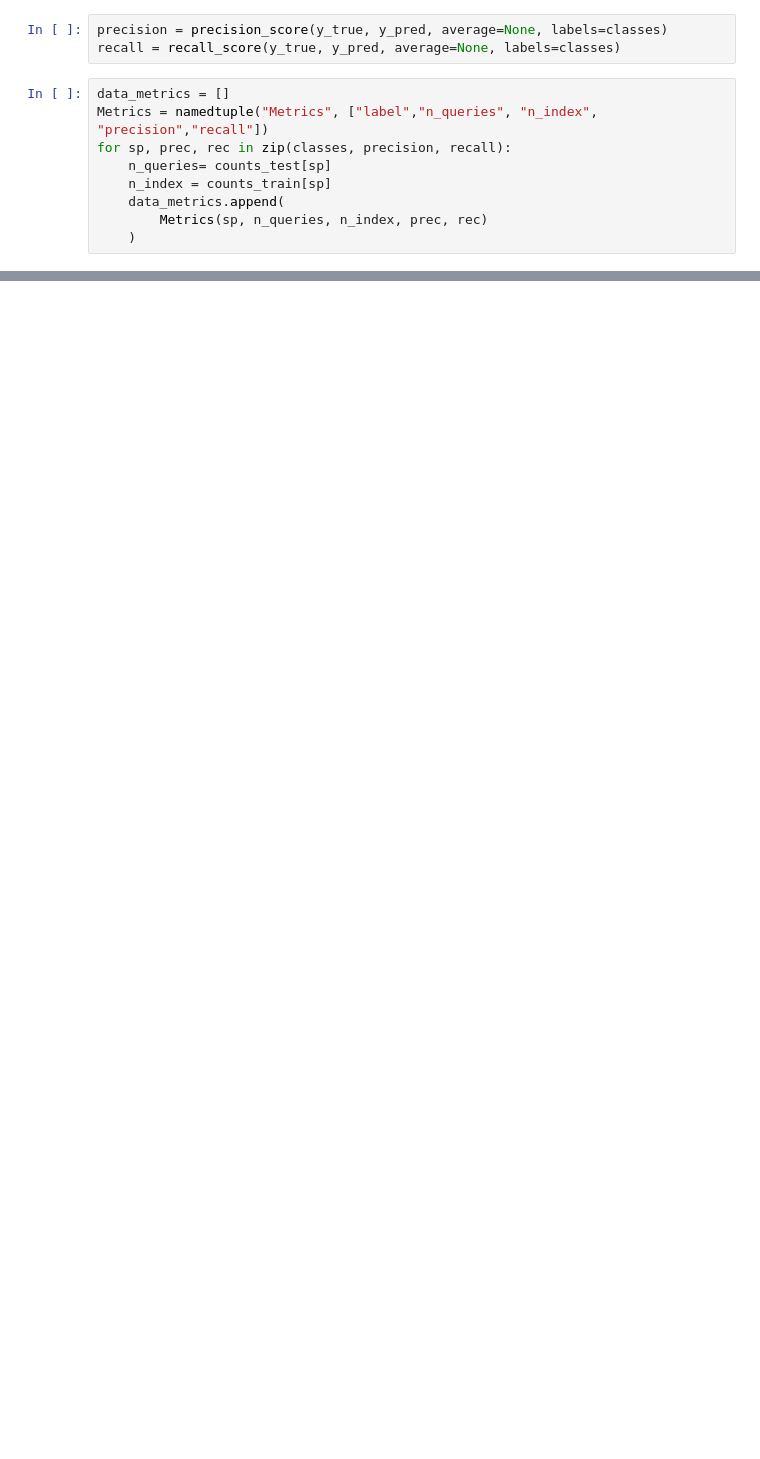
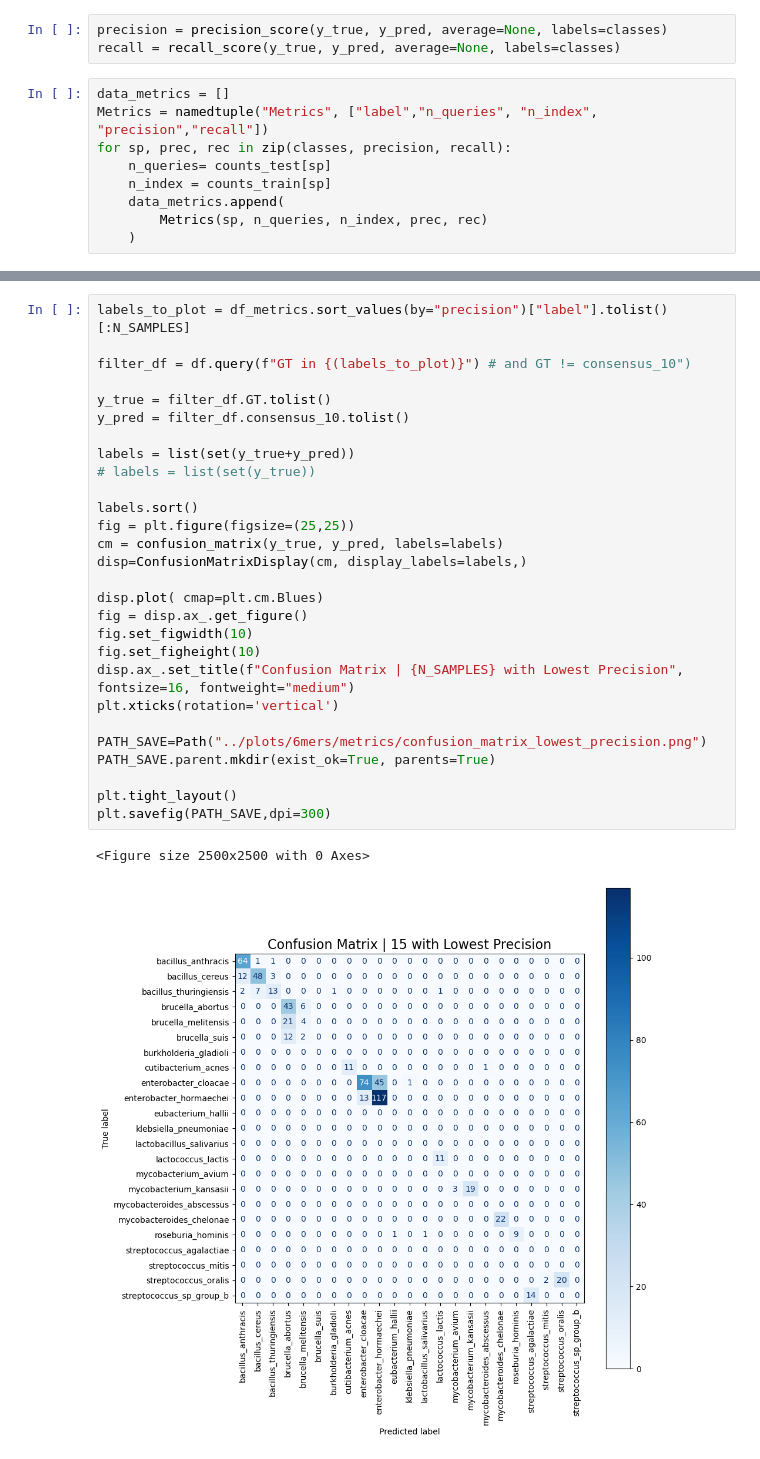
Before and after one commit to pg-space/panspace, a Jupyter notebook: notebooks/test_index.ipynb, the cells around one changed output, grey strips where cells are left out. Drawn from its saved outputs; the diff is of its cells as text; blank space fills up the shorter version.

```diff
--- a/notebooks/test_index.ipynb
+++ b/notebooks/test_index.ipynb
@@ -115,0 +158,31 @@ df[df.GT == "vibrio_shilonii"]
+# %%
+labels_to_plot = df_metrics.sort_values(by="precision")["label"].tolist()[:N_SAMPLES]
+
+filter_df = df.query(f"GT in {(labels_to_plot)}") # and GT != consensus_10")
+
+y_true = filter_df.GT.tolist()
+y_pred = filter_df.consensus_10.tolist()
+
+labels = list(set(y_true+y_pred))
+# labels = list(set(y_true))
+
+labels.sort()
+fig = plt.figure(figsize=(25,25))
+cm = confusion_matrix(y_true, y_pred, labels=labels)
+disp=ConfusionMatrixDisplay(cm, display_labels=labels,)
+
+disp.plot( cmap=plt.cm.Blues)
+fig = disp.ax_.get_figure()
+fig.set_figwidth(10)
+fig.set_figheight(10)
+disp.ax_.set_title(f"Confusion Matrix | {N_SAMPLES} with Lowest Precision", fontsize=16, fontweight="medium")
+plt.xticks(rotation='vertical')
+
+PATH_SAVE=Path("../plots/6mers/metrics/confusion_matrix_lowest_precision.png")
+PATH_SAVE.parent.mkdir(exist_ok=True, parents=True)
+
+plt.tight_layout()
+plt.savefig(PATH_SAVE,dpi=300)
+# %% [output]
+<Figure size 2500x2500 with 0 Axes>
+[figure, added]
```
Also changed, not shown: parts of 20 cells of this notebook, 8 other files.
